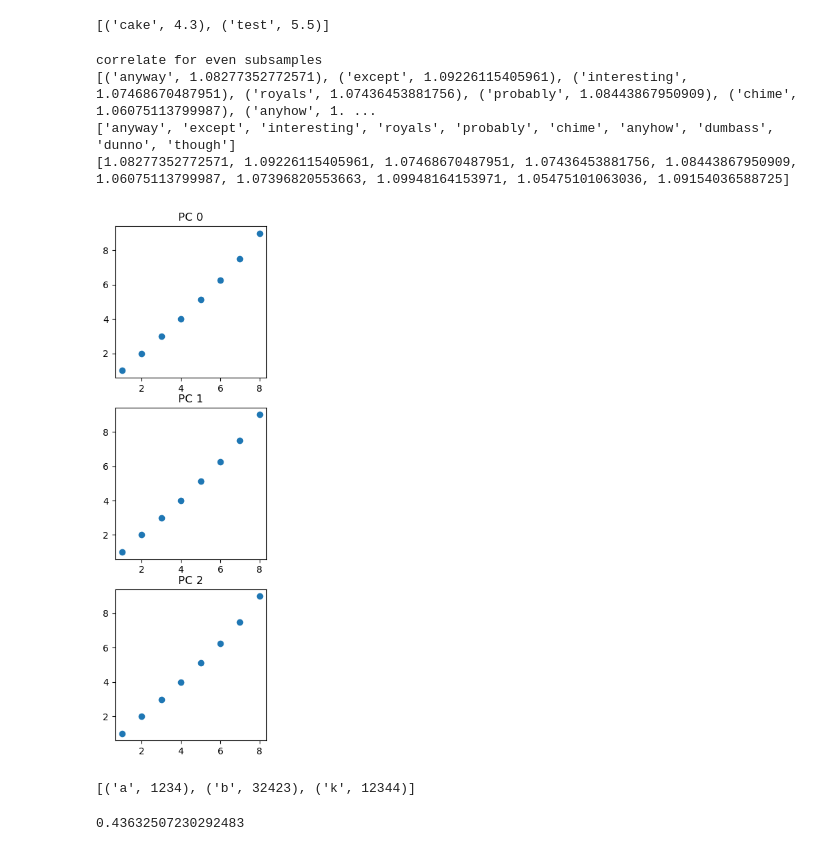
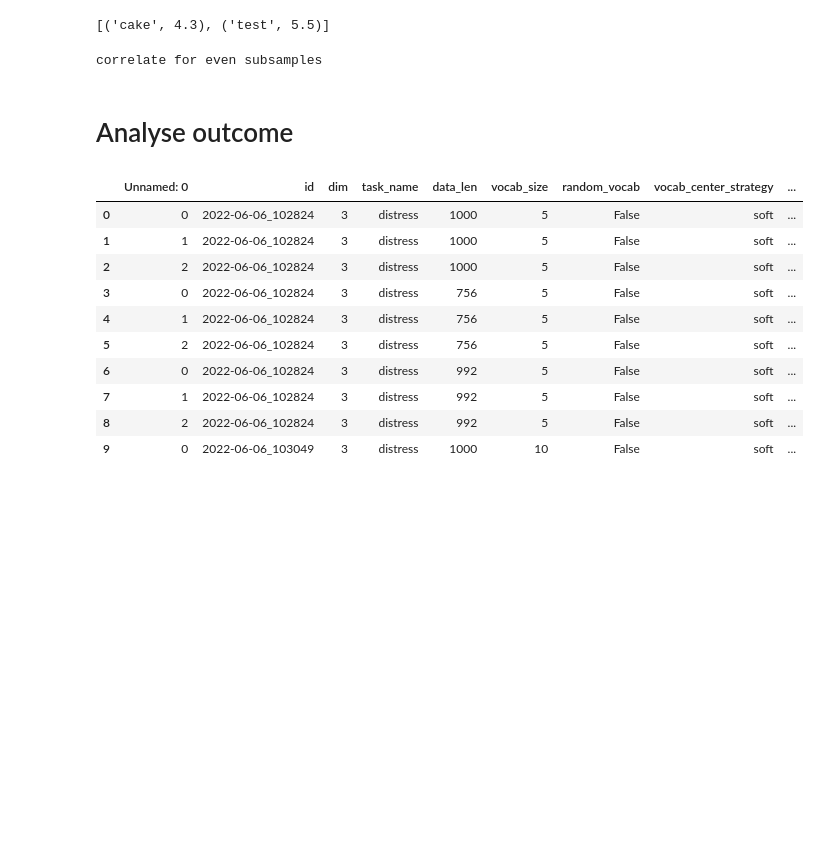
Before and after one commit to myrazma/2022_Masterthesis_Code, a Jupyter notebook: analysis/empdim_analysis.ipynb, the cells around one changed output. Drawn from its saved outputs; the diff is of its cells as text; code cells hidden in the pictures; blank space fills up the shorter version.

```diff
--- a/analysis/empdim_analysis.ipynb
+++ b/analysis/empdim_analysis.ipynb
@@ -456,35 +425,27 @@ input = [('test', 5.5), ('cake', 4.3)]
 # %%
 print('correlate for even subsamples')
 even_subsamples = subsample_even_score_distr(distress_lex, datapoints_per_bin=20, bin_size=0.1, return_bins=False)
-print(even_subsamples)
+#print(even_subsamples)
 sentences_input = [item[0] for item in even_subsamples]
-print(sentences_input[:10])
+#print(sentences_input[:10])
 true_labels = [item[1] for item in even_subsamples]
-print(true_labels[:10])
+#print(true_labels[:10])
 # %% [output]
 correlate for even subsamples
-[('anyway', 1.08277352772571), ('except', 1.09226115405961), ('interesting', 1.07468670487951), ('royals', 1.07436453881756), ('probably', 1.08443867950909), ('chime', 1.06075113799987), ('anyhow', 1. ...
-['anyway', 'except', 'interesting', 'royals', 'probably', 'chime', 'anyhow', 'dumbass', 'dunno', 'though']
-[1.08277352772571, 1.09226115405961, 1.07468670487951, 1.07436453881756, 1.08443867950909, 1.06075113799987, 1.07396820553663, 1.09948164153971, 1.05475101063036, 1.09154036588725]
-# %%
-import matplotlib.pyplot as plt
-
-var = np.array([0.3, 0.1, 0.09])
-fig, ax = plt.subplots(len(var), figsize=(10,10))
-for i in range(len(var)):
-    ax[i].scatter([1,2,3,4,5,6,7,8], [1,2,3,4,5.125,6.25,7.5,9])
-    ax[i].set_box_aspect(1)
-    ax[i].set_title(f'PC {i}')
-# %% [output]
-[figure, removed]
-# %%
-d = {'a': 1234, 'b': 32423, 'k': 12344}
-words = [(key, d[key]) for key in d.keys()]
-words
-# %% [output]
-[('a', 1234), ('b', 32423), ('k', 12344)]
-# %%
-random_y = [random.uniform(0, 1) for y in range(len(scores))]
-random_y
-# %% [output]
-0.43632507230292483
+# %% [markdown]
+# Analyse outcome
+# %%
+pca_outcome = pd.read_csv('../empdim_results_experiment.csv')
+pca_outcome[:10]
+# %% [output]
+|  | Unnamed: 0 | id | dim | task_name | data_len | vocab_size | random_vocab | vocab_center_strategy | ... |
+| 0 | 0 | 2022-06-06_102824 | 3 | distress | 1000 | 5 | False | soft | ... |
+| 1 | 1 | 2022-06-06_102824 | 3 | distress | 1000 | 5 | False | soft | ... |
+| 2 | 2 | 2022-06-06_102824 | 3 | distress | 1000 | 5 | False | soft | ... |
+| 3 | 0 | 2022-06-06_102824 | 3 | distress | 756 | 5 | False | soft | ... |
+| 4 | 1 | 2022-06-06_102824 | 3 | distress | 756 | 5 | False | soft | ... |
+| 5 | 2 | 2022-06-06_102824 | 3 | distress | 756 | 5 | False | soft | ... |
+| 6 | 0 | 2022-06-06_102824 | 3 | distress | 992 | 5 | False | soft | ... |
+| 7 | 1 | 2022-06-06_102824 | 3 | distress | 992 | 5 | False | soft | ... |
+| 8 | 2 | 2022-06-06_102824 | 3 | distress | 992 | 5 | False | soft | ... |
+| 9 | 0 | 2022-06-06_103049 | 3 | distress | 1000 | 10 | False | soft | ... |
```
Also changed, not shown: parts of 18 cells of this notebook, 5 other files.
